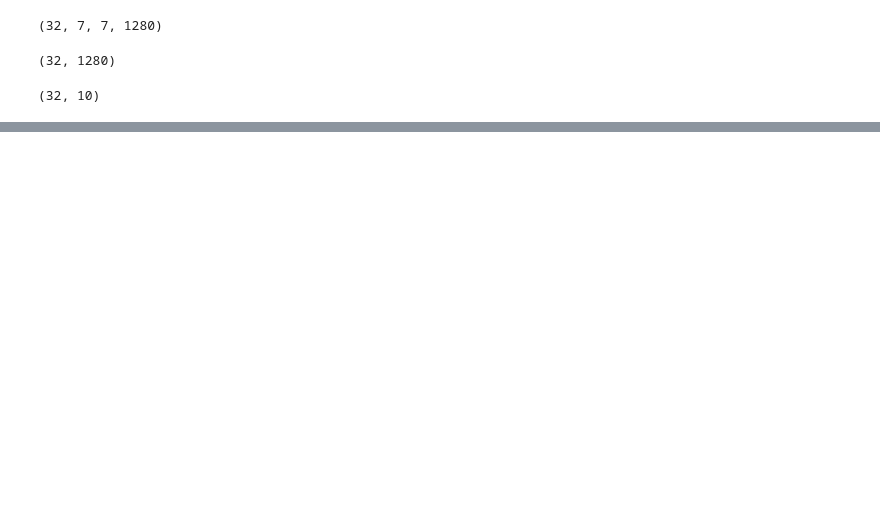
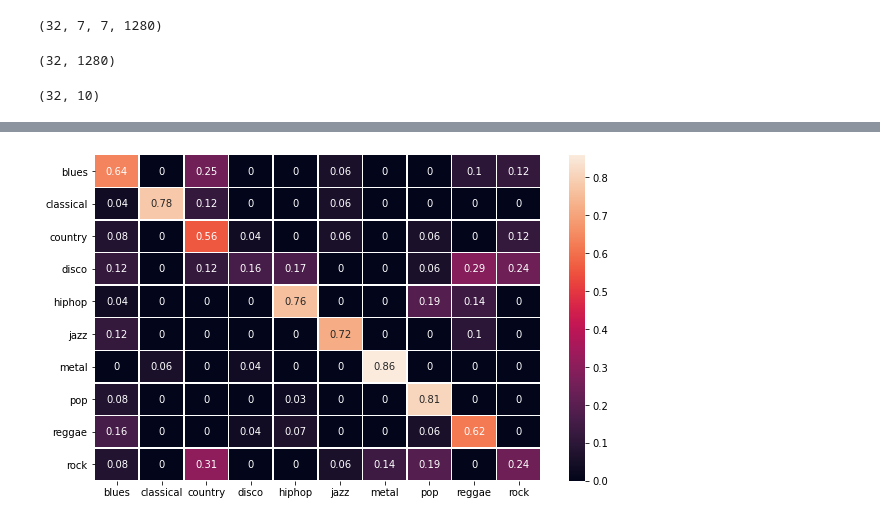
Before and after one commit to arpit-kapoor/Music-Genre-Classification, a Jupyter notebook: attempt-02-transfer-learning.ipynb, the cells around one changed output, grey strips where cells are left out. Saved outputs shown, nothing was run; the diff lists cells and outputs as text; code cells hidden in the pictures; blank space fills up the shorter version.

```diff
--- a/attempt-02-transfer-learning.ipynb
+++ b/attempt-02-transfer-learning.ipynb
@@ -216,0 +217,19 @@ plt.show()
+# %%
+import numpy as np
+confusion_mat = np.zeros((num_classes, num_classes))
+
+for batch, labels in val_ds:
+    preds = np.argmax(model.predict(batch), axis=1)
+    for idx in range(len(preds)):
+        confusion_mat[labels[idx], preds[idx]] += 1
+
+confusion_mat /= confusion_mat.sum(axis=1)
+confusion_mat = np.around(confusion_mat, 2)
+# %%
+import seaborn as sns
+
+fig = plt.figure(figsize=(10, 6))
+ax = plt.subplot()
+ax = sns.heatmap(confusion_mat, ax=ax, annot=True, xticklabels=class_names, yticklabels=class_names, linewidth=0.5)
+# %% [output]
+[figure, added]
```
Also changed, not shown: parts of 4 cells of this notebook, 2 other files.
